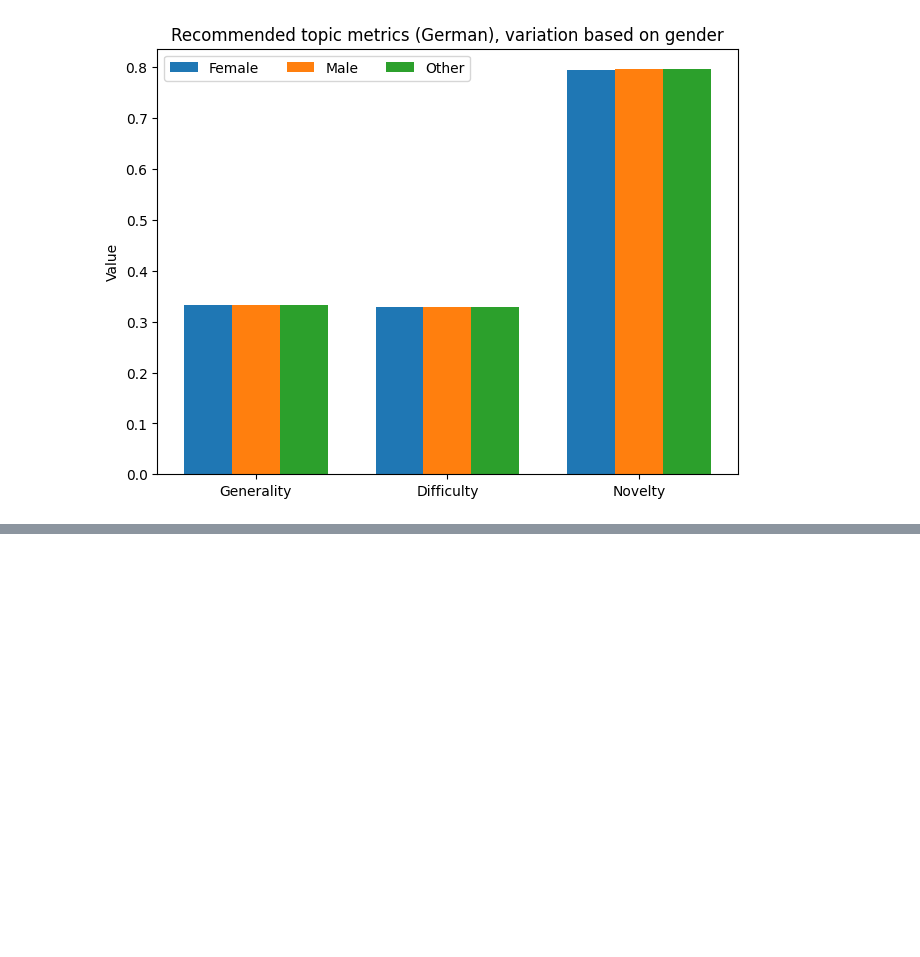
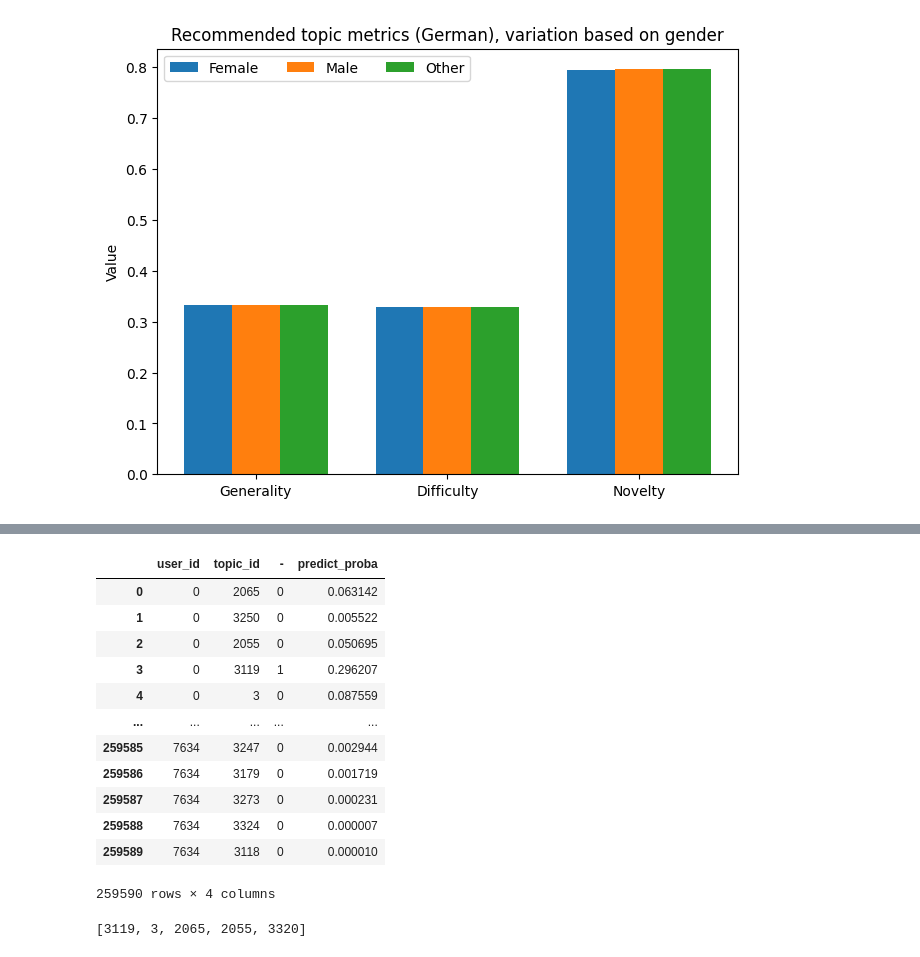
Before and after one commit to davhofer/recommender, a Jupyter notebook: interpretability.ipynb, the cells around one changed output, grey strips where cells are left out. Cells and saved outputs as stored; diff of their text form; code cells hidden in the pictures; blank space fills up the shorter version.

```diff
--- a/interpretability.ipynb
+++ b/interpretability.ipynb
@@ -1009,0 +1440,37 @@ predictions
+# %%
+df = pd.DataFrame(data=predictions, columns=["user_id", "topic_id", "-", "predict_proba"])
+df
+# %% [output]
+|  | user_id | topic_id | - | predict_proba |
+| 0 | 0 | 2065 | 0 | 0.063142 |
+| 1 | 0 | 3250 | 0 | 0.005522 |
+| 2 | 0 | 2055 | 0 | 0.050695 |
+| 3 | 0 | 3119 | 1 | 0.296207 |
+| 4 | 0 | 3 | 0 | 0.087559 |
+| ... | ... | ... | ... | ... |
+| 259585 | 7634 | 3247 | 0 | 0.002944 |
+| 259586 | 7634 | 3179 | 0 | 0.001719 |
+| 259587 | 7634 | 3273 | 0 | 0.000231 |
+| 259588 | 7634 | 3324 | 0 | 0.000007 |
+| 259589 | 7634 | 3118 | 0 | 0.000010 |
+259590 rows × 4 columns
+# %%
+
+
+user_predict = df.groupby(['user_id'])
+for user, topic in user_predict:
+    # Get the top N of highest probability and rank them
+    topN = [x for _, x in sorted(zip(topic['predict_proba'], topic['topic_id']), reverse=True)][:5]
+
+    print(topN)
+    break
+    if math:
+        res = GRU_MATH
+    else:
+        res = GRU_GERMAN
+
+
+
+    res[user] = topN
+# %% [output]
+[3119, 3, 2065, 2055, 3320]
```
Also changed, not shown: parts of 36 cells of this notebook, 1 other file.
